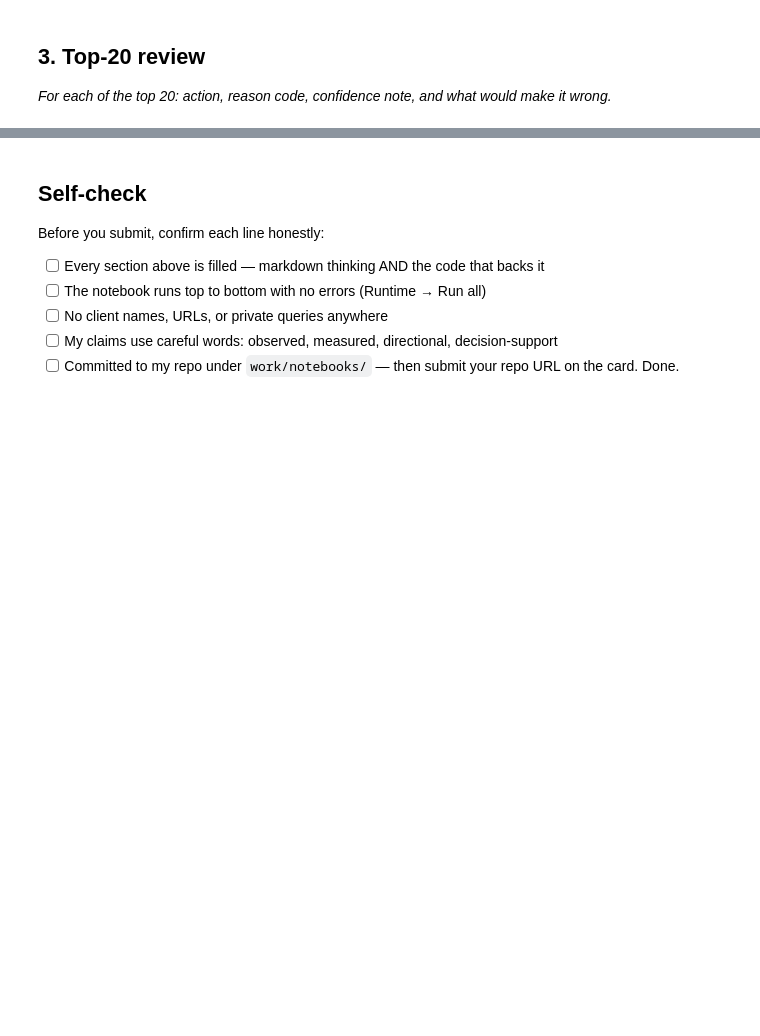
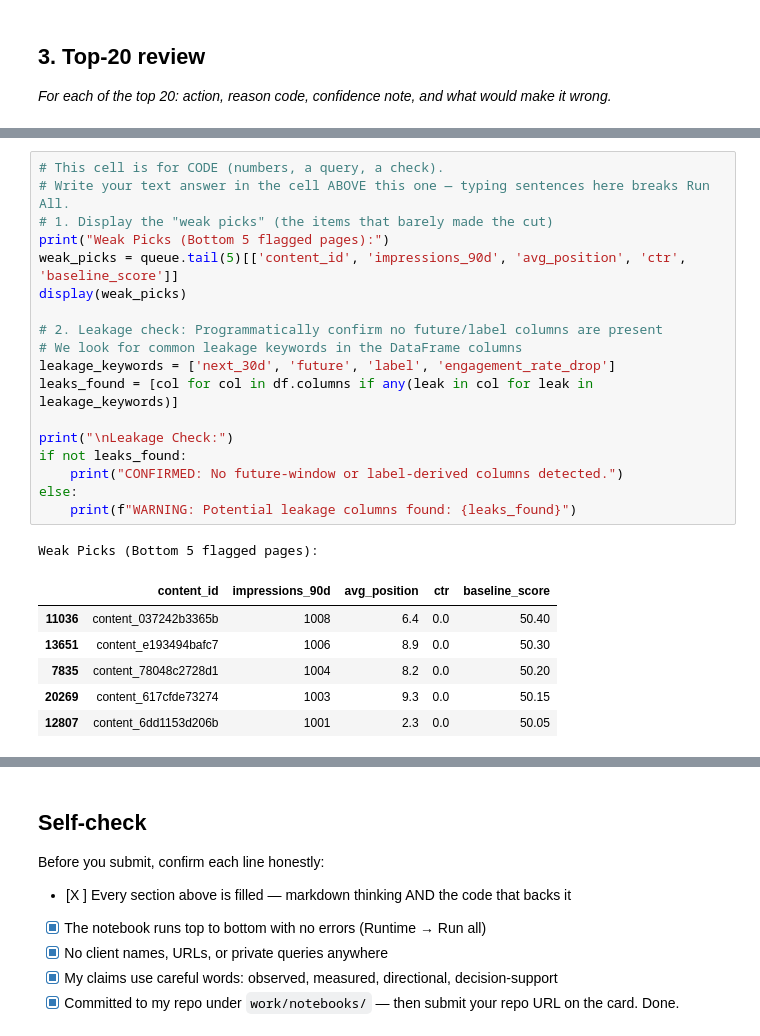
Before and after one commit to ibrahimymhafez/flyrank-ibrahim, a Jupyter notebook: work/notebooks/w04_baseline_score.ipynb, the cells around one changed output, grey strips where cells are left out. Drawn from its saved outputs; the diff is of its cells as text; blank space fills up the shorter version.

```diff
--- a/work/notebooks/w04_baseline_score.ipynb
+++ b/work/notebooks/w04_baseline_score.ipynb
@@ -36,0 +136,26 @@ This skeleton is yours to fill. Work the sections **in order** — each one has
+# %%
+# This cell is for CODE (numbers, a query, a check).
+# Write your text answer in the cell ABOVE this one — typing sentences here breaks Run All.
+# 1. Display the "weak picks" (the items that barely made the cut)
+print("Weak Picks (Bottom 5 flagged pages):")
+weak_picks = queue.tail(5)[['content_id', 'impressions_90d', 'avg_position', 'ctr', 'baseline_score']]
+display(weak_picks)
+
+# 2. Leakage check: Programmatically confirm no future/label columns are present
+# We look for common leakage keywords in the DataFrame columns
+leakage_keywords = ['next_30d', 'future', 'label', 'engagement_rate_drop']
+leaks_found = [col for col in df.columns if any(leak in col for leak in leakage_keywords)]
+
+print("\nLeakage Check:")
+if not leaks_found:
+    print("CONFIRMED: No future-window or label-derived columns detected.")
+else:
+    print(f"WARNING: Potential leakage columns found: {leaks_found}")
+# %% [output]
+Weak Picks (Bottom 5 flagged pages):
+|  | content_id | impressions_90d | avg_position | ctr | baseline_score |
+| 11036 | content_037242b3365b | 1008 | 6.4 | 0.0 | 50.40 |
+| 13651 | content_e193494bafc7 | 1006 | 8.9 | 0.0 | 50.30 |
+| 7835 | content_78048c2728d1 | 1004 | 8.2 | 0.0 | 50.20 |
+| 20269 | content_617cfde73274 | 1003 | 9.3 | 0.0 | 50.15 |
+| 12807 | content_6dd1153d206b | 1001 | 2.3 | 0.0 | 50.05 |
@@ -39,8 +166,8 @@ This skeleton is yours to fill. Work the sections **in order** — each one has
 
 Before you submit, confirm each line honestly:
 
-- [ ] Every section above is filled — markdown thinking AND the code that backs it
-- [ ] The notebook runs top to bottom with no errors (Runtime → Run all)
-- [ ] No client names, URLs, or private queries anywhere
-- [ ] My claims use careful words: observed, measured, directional, decision-support
-- [ ] Committed to my repo under `work/notebooks/` — then submit your repo URL on the card. Done.
+- [X ] Every section above is filled — markdown thinking AND the code that backs it
+- [X] The notebook runs top to bottom with no errors (Runtime → Run all)
+- [X] No client names, URLs, or private queries anywhere
+- [X] My claims use careful words: observed, measured, directional, decision-support
+- [X] Committed to my repo under `work/notebooks/` — then submit your repo URL on the card. Done.
```
Also changed, not shown: parts of 12 cells of this notebook.
